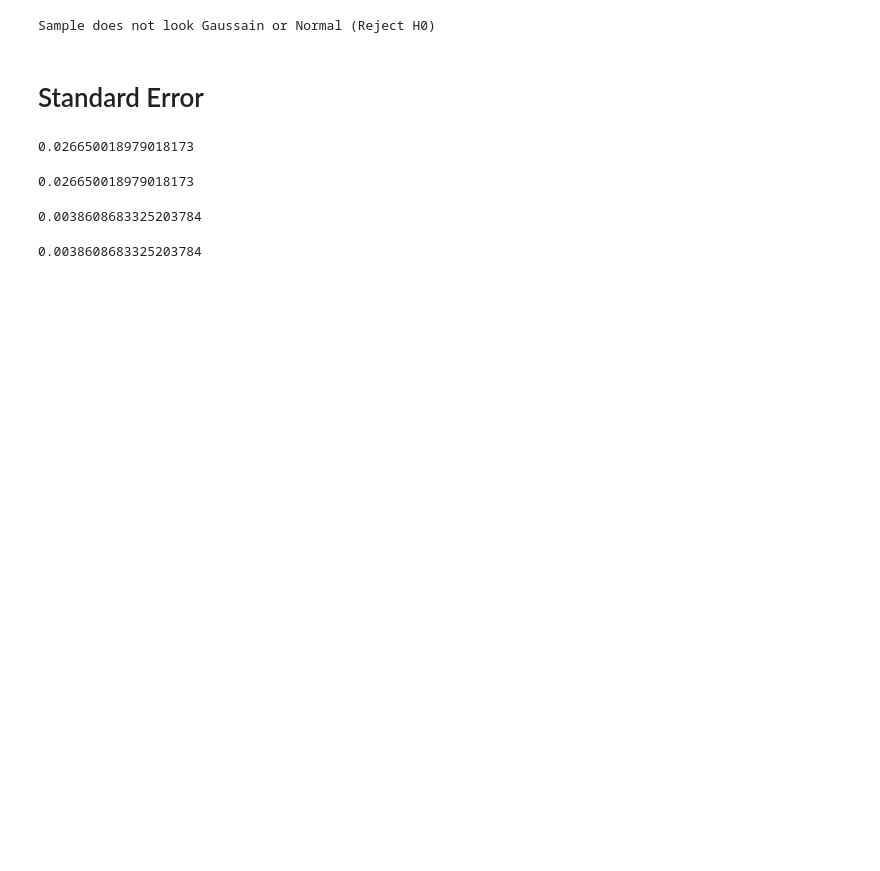
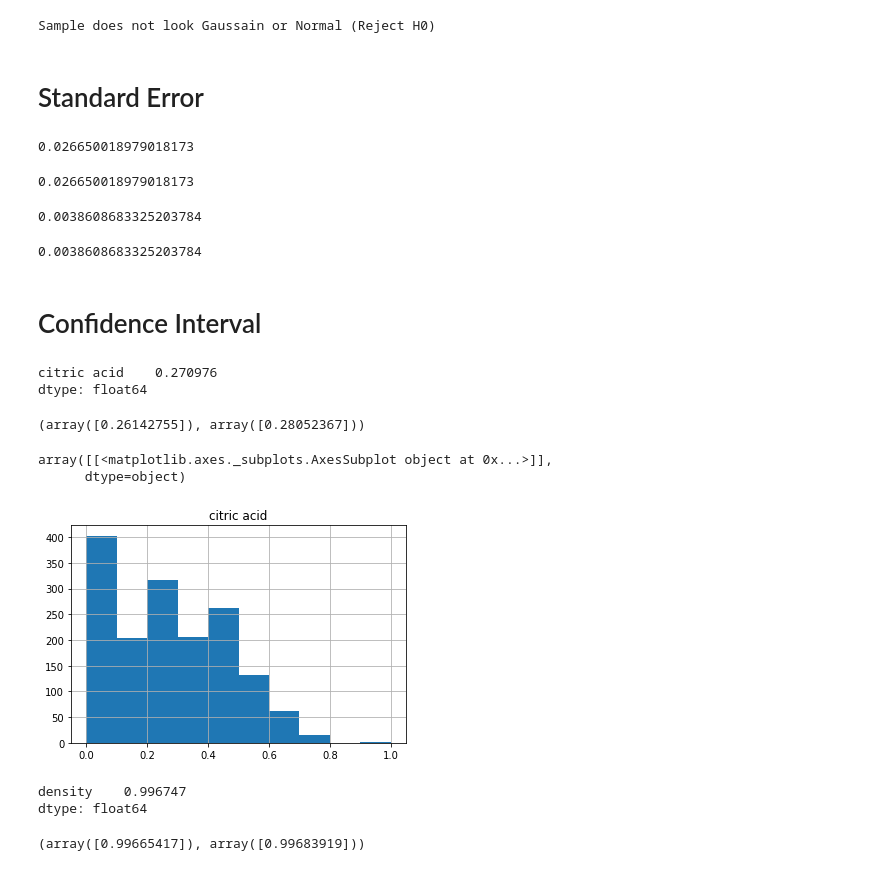
Before and after one commit to mylesm9/Business-Analytics-, a Jupyter notebook: Intermediary_Statistics.ipynb, the cells around one changed output. Drawn from its saved outputs; the diff is of its cells as text; code cells hidden in the pictures; blank space fills up the shorter version.

```diff
--- a/Intermediary_Statistics.ipynb
+++ b/Intermediary_Statistics.ipynb
@@ -132,3 +132,5 @@ st.sem (df.pH)
 df.pH.std () / m.sqrt(df.pH.count())
 # %% [output]
 0.0038608683325203784
+# %% [markdown]
+# Confidence Interval
@@ -134,0 +139,9 @@ df.pH.std () / m.sqrt(df.pH.count())
+# %%
+print (df[['citric acid']] .mean ())
+st. norm.interval(alpha = 0.95,
+                  loc =  df[['citric acid']] .mean(),
+                  scale = st. sem (df[['citric acid']]) )
+# %% [output]
+citric acid    0.270976
+dtype: float64
+(array([0.26142755]), array([0.28052367]))
@@ -134,0 +150,6 @@ df.pH.std () / m.sqrt(df.pH.count())
+# %%
+df [['citric acid']] .hist()
+# %% [output]
+array([[<matplotlib.axes._subplots.AxesSubplot object at 0x...>]],
+      dtype=object)
+[figure, added]
@@ -134,0 +158,9 @@ df.pH.std () / m.sqrt(df.pH.count())
+# %%
+print (df[['density']].mean ())
+st.norm.interval (alpha = 0.95,
+                 loc = df[['density']] .mean(),
+                 scale = st.sem(df[['density']]))
+# %% [output]
+density    0.996747
+dtype: float64
+(array([0.99665417]), array([0.99683919]))
```
Also changed, not shown: parts of 5 cells of this notebook.
